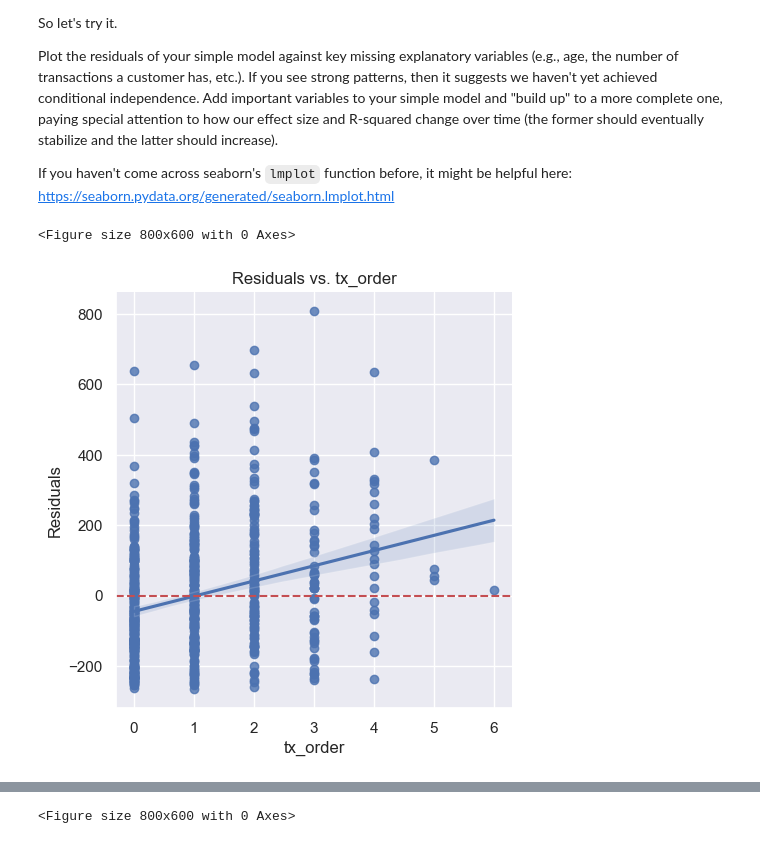
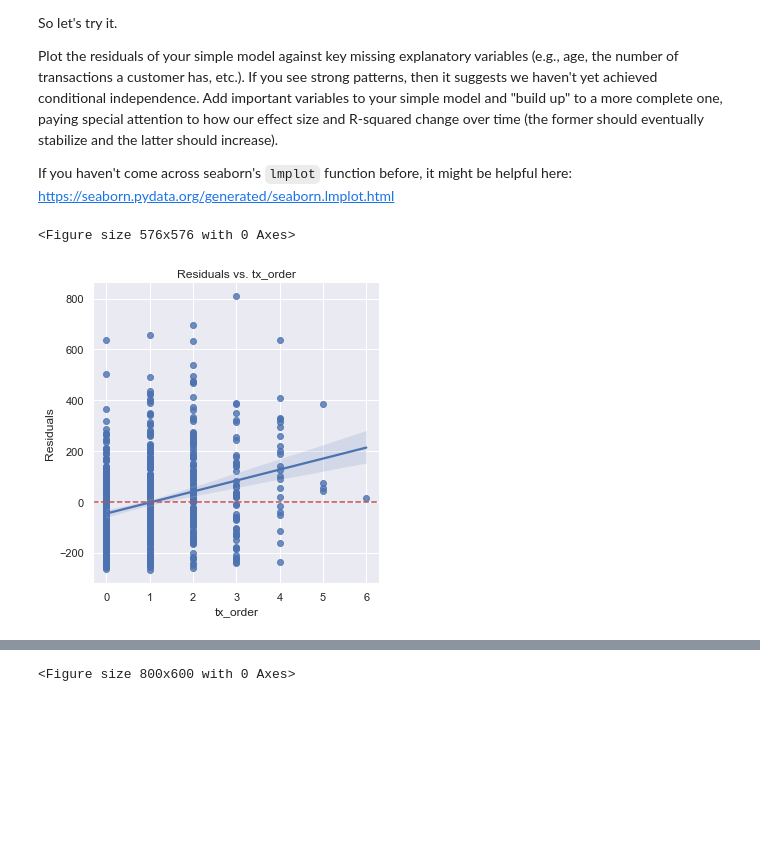
Before and after one commit to chua0332/co-rise-causal-inference, a Jupyter notebook: week1_project.ipynb, the cells around one changed output, grey strips where cells are left out. Cells and saved outputs as stored; diff of their text form; code cells hidden in the pictures; blank space fills up the shorter version.

```diff
--- a/week1_project.ipynb
+++ b/week1_project.ipynb
@@ -309,6 +341,3 @@ df_model2_final.head()
 | 2 | 84 | True | 1.0 | 9.920939 | 48.0 | 102891.0 | 1.0 | 271.067656 |
 | 3 | 95 | True | 3.0 | 13.419045 | 76.0 | 166848.0 | 1.0 | 218.513530 |
 | 4 | 139 | True | 0.0 | 4.207547 | 59.0 | 248993.0 | 1.0 | 148.357707 |
-# %%
-#Remapping the in store field
-df_model2_final['in_store'] = df_model2_final['in_store'].map({1.0:'True', 0.0:'False'})
@@ -418,15 +432,16 @@ df_model2_final_RA = df_model2_final.copy()
 df_model2_final_RA['Residuals'] = base_model_results.resid
 # %%
 # Create a plot of residuals as a function of tx_order
-plt.figure(figsize=(8, 6))
+plt.figure(figsize=(8, 8))
+
 sns.lmplot(x='tx_order', y='Residuals', data=df_model2_final_RA)
 plt.ylabel('Residuals')
 plt.title('Residuals vs. tx_order')
 plt.axhline(y=0, color='r', linestyle='--')
 plt.show()
 # %% [output]
-<Figure size 800x600 with 0 Axes>
+<Figure size 576x576 with 0 Axes>
-[figure, old version]
+[figure, new version]
 # %%
 # Create a plot of residuals as a function of age
 plt.figure(figsize=(8, 6))
```
Also changed, not shown: parts of 20 cells of this notebook.
